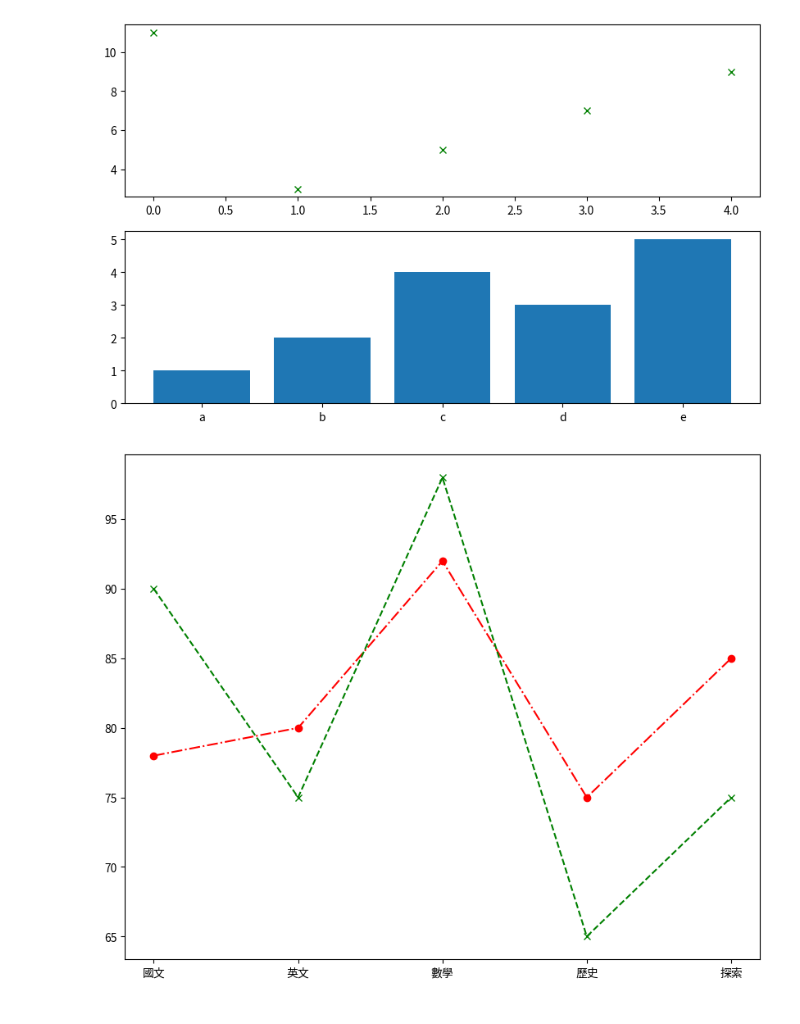
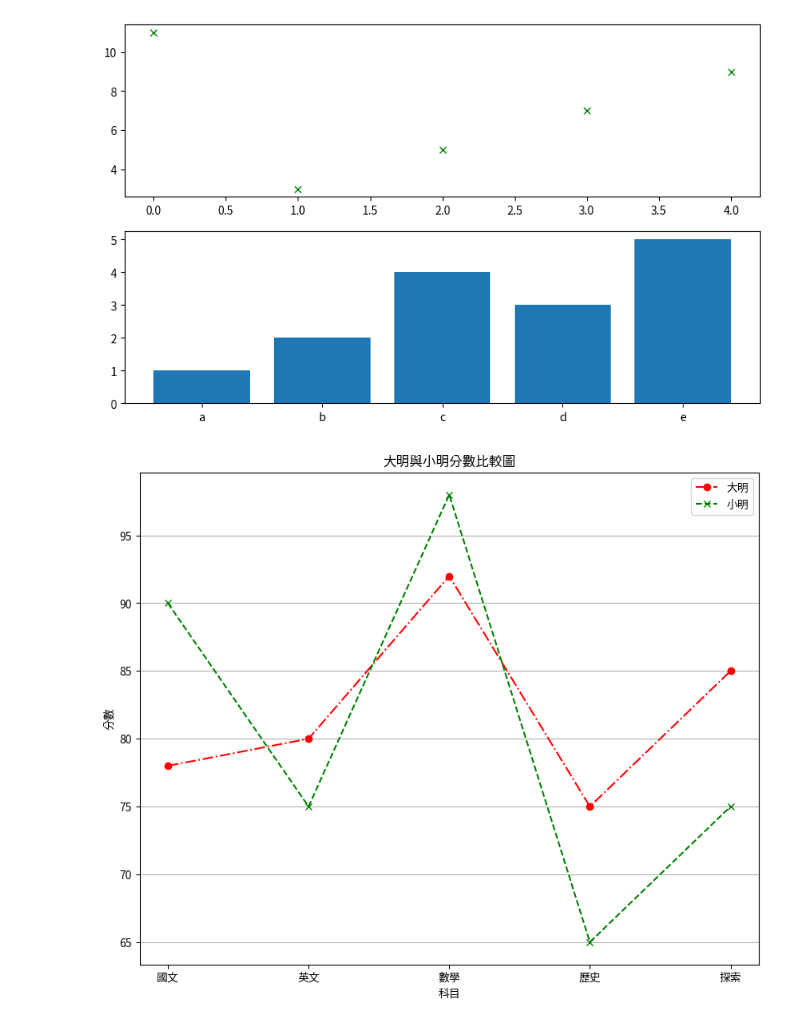
Before and after one commit to minyi-114/python_analysis, a Jupyter notebook: lesson7_3.ipynb, the cells around one changed output. Drawn from its saved outputs; the diff is of its cells as text; code cells hidden in the pictures.

```diff
--- a/lesson7_3.ipynb
+++ b/lesson7_3.ipynb
@@ -37,12 +37,18 @@ student2 = {'國文':90, '英文':75, '數學':98, '歷史':65, '探索':75}
 # %%
 subjects = list(student1.keys())
 score1 = list(student1.values())
 score2 = list(student2.values())
 
 figure = plt.figure(figsize=(10,8))
 axes = figure.add_subplot(1,1,1)
-axes.plot(subjects,score1,'ro-.')
-axes.plot(subjects,score2,'gx--')
+axes.set_title("大明與小明分數比較圖")
+axes.set_xlabel("科目")
+axes.set_ylabel("分數")
+axes.plot(subjects,score1,'ro-.',label="大明")
+axes.plot(subjects,score2,'gx--',label="小明")
+# axes.bar(subjects,score1)
+axes.legend()  # 顯示圖例
+axes.grid(axis='y')  # 顯示格線
 plt.show()
 # %% [output]
-[figure, old version]
+[figure, new version]
```
